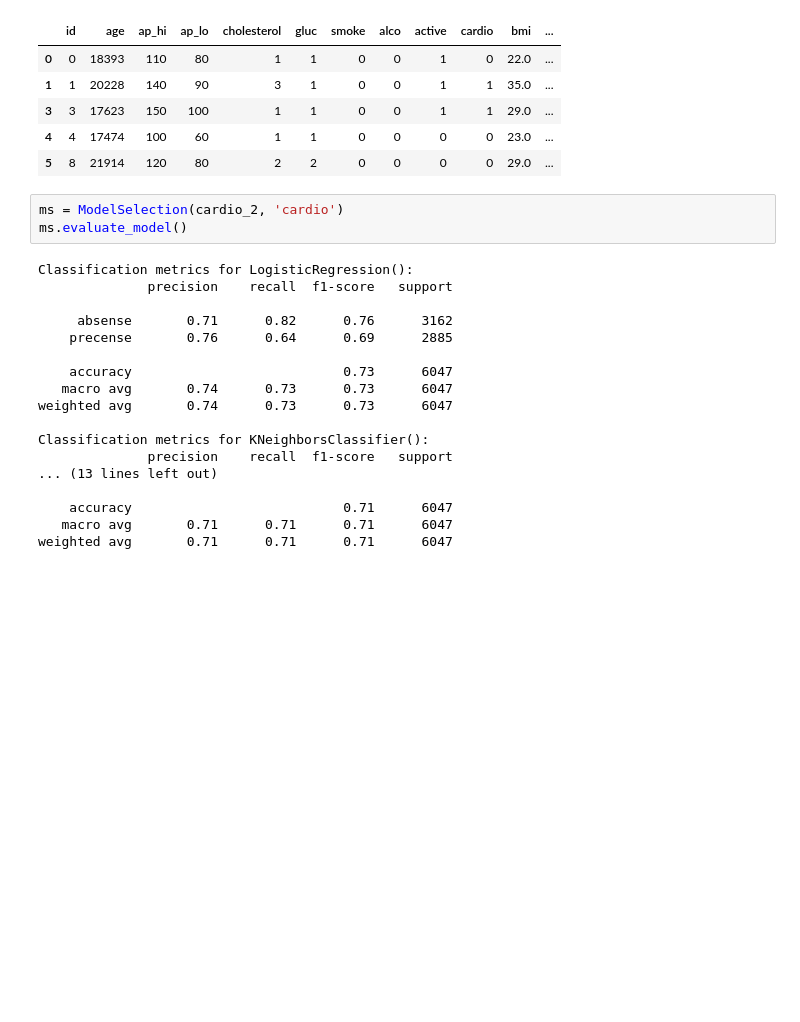
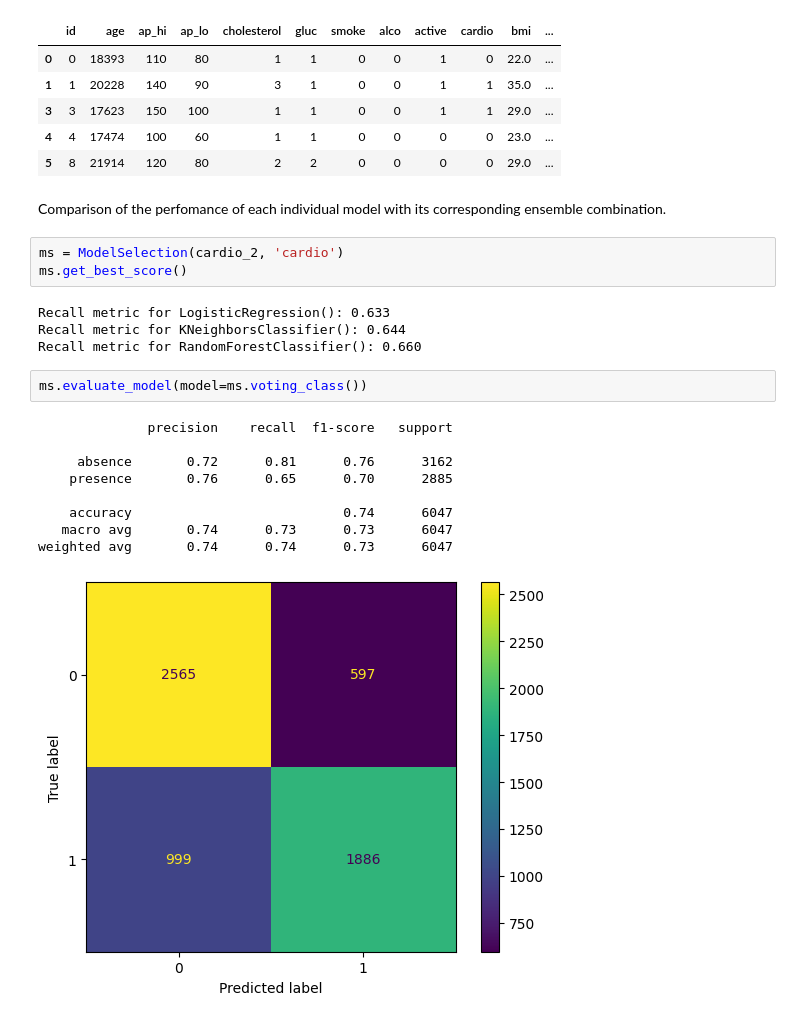
Before and after one commit to KatjaParak/Machine-learning, a Jupyter notebook: report.ipynb, the cells around one changed output. Drawn from its saved outputs; the diff is of its cells as text; blank space fills up the shorter version.

```diff
--- a/report.ipynb
+++ b/report.ipynb
@@ -178,24 +184,24 @@ cardio_2.head()
 | 3 | 3 | 17623 | 150 | 100 | 1 | 1 | 0 | 0 | 1 | 1 | 29.0 | ... |
 | 4 | 4 | 17474 | 100 | 60 | 1 | 1 | 0 | 0 | 0 | 0 | 23.0 | ... |
 | 5 | 8 | 21914 | 120 | 80 | 2 | 2 | 0 | 0 | 0 | 0 | 29.0 | ... |
+# %% [markdown]
+Comparison of the perfomance of each individual model with its corresponding ensemble combination.
 # %%
 ms = ModelSelection(cardio_2, 'cardio')
-ms.evaluate_model()
+ms.get_best_score()
 # %% [output]
-Classification metrics for LogisticRegression():
-              precision    recall  f1-score   support
-
-     absense       0.71      0.82      0.76      3162
-    precense       0.76      0.64      0.69      2885
-
-    accuracy                           0.73      6047
-   macro avg       0.74      0.73      0.73      6047
-weighted avg       0.74      0.73      0.73      6047
-
-Classification metrics for KNeighborsClassifier():
-              precision    recall  f1-score   support
-... (13 lines left out)
-
-    accuracy                           0.71      6047
-   macro avg       0.71      0.71      0.71      6047
-weighted avg       0.71      0.71      0.71      6047
+Recall metric for LogisticRegression(): 0.633
+Recall metric for KNeighborsClassifier(): 0.644
+Recall metric for RandomForestClassifier(): 0.660
+# %%
+ms.evaluate_model(model=ms.voting_class())
+# %% [output]
+              precision    recall  f1-score   support
+
+     absence       0.72      0.81      0.76      3162
+    presence       0.76      0.65      0.70      2885
+
+    accuracy                           0.74      6047
+   macro avg       0.74      0.73      0.73      6047
+weighted avg       0.74      0.74      0.73      6047
+[figure, added]
```
Also changed, not shown: parts of 11 cells of this notebook.
